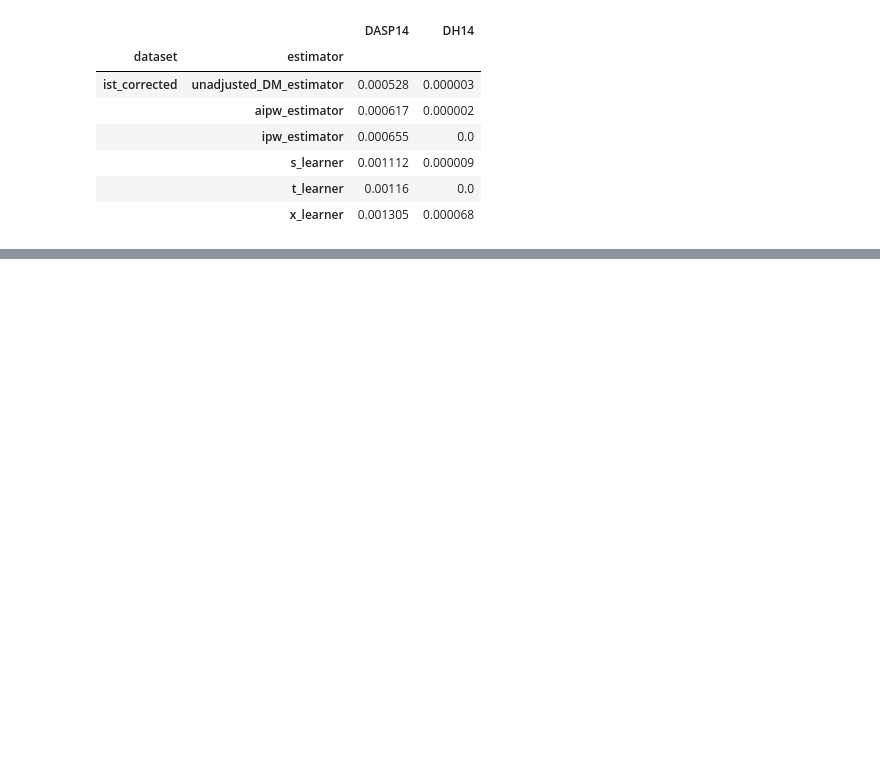
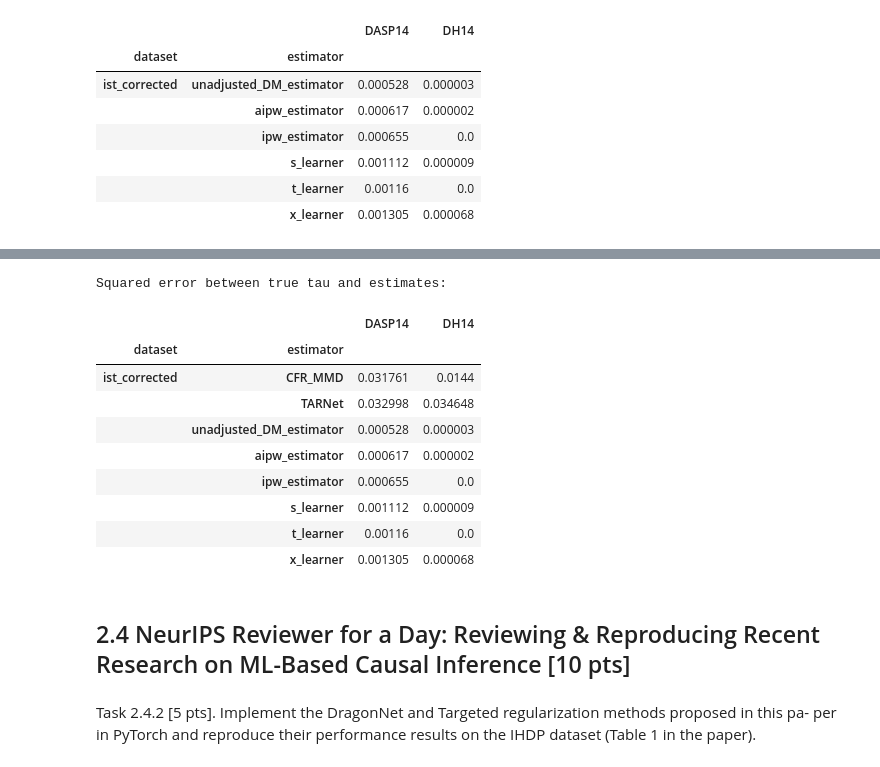
Before and after one commit to furtherAdu/cph-200b, a Jupyter notebook: notebooks/CPH_200B_Project_2_Machine_Learning-based_Causal_Effect_Estimation.ipynb, the cells around one changed output, grey strips where cells are left out. Cells and saved outputs as stored; diff of their text form; code cells hidden in the pictures; blank space fills up the shorter version.

Commit message:
project 2 task 3

```diff
--- a/notebooks/CPH_200B_Project_2_Machine_Learning-based_Causal_Effect_Estimation.ipynb
+++ b/notebooks/CPH_200B_Project_2_Machine_Learning-based_Causal_Effect_Estimation.ipynb
@@ -302,0 +728,25 @@ Squared error between true tau and estimates:
+# %%
+for model_name, alpha in dict(zip(estimator_names, alphas)).items():
+    for treatment_col in treatment_cols:
+        print(f'Training model {model_name} on {dataset_name} to predict CATE of {treatment_col} on {outcome_col}')
+        pipeline_out = CFR_training_pipeline(
+            model_name=model_name,
+            treatment_col=treatment_col,
+            outcome_col=outcome_col,
+            input_features=input_features,
+            dataset_name=dataset_name,
+            alpha=alpha,
+            outcome_type=outcome_type,
+            wandb_kwargs=wandb_kwargs,
+            raw_data=data.dropna(subset=[treatment_col])
+        )
+
+        trainer, model, datamodule = [pipeline_out[x] for x in ['trainer', 'model', 'datamodule']]
+
+        print("Testing model")
+        test_pred = trainer.test(model, datamodule)
+        tau = test_pred[0]['test_tau']
+
+        # log results to df
+        DL_tau_results.loc[(dataset_name, model_name), treatment_col] = tau
+        print(f'Finished training.\n\n')
@@ -302,0 +836,29 @@ Squared error between true tau and estimates:
+# %%
+# compare tau
+# get difference
+DL_diff_in_tau = DL_tau_results.query('dataset=="ist_corrected"')[treatment_cols] - \
+    tau_results.query('dataset=="ist_original"')[treatment_cols].values
+
+# get squared error
+DL_mse_tau = DL_diff_in_tau ** 2
+DL_mse_tau.sort_values(treatment_cols[0], inplace=True)
+
+print('Squared error between true tau and estimates:')
+pd.concat([DL_mse_tau, mse_tau])
+# %% [output]
+Squared error between true tau and estimates:
+|  |  | DASP14 | DH14 |
+| dataset | estimator |  |  |
+| ist_corrected | CFR_MMD | 0.031761 | 0.0144 |
+|  | TARNet | 0.032998 | 0.034648 |
+|  | unadjusted_DM_estimator | 0.000528 | 0.000003 |
+|  | aipw_estimator | 0.000617 | 0.000002 |
+|  | ipw_estimator | 0.000655 | 0.0 |
+|  | s_learner | 0.001112 | 0.000009 |
+|  | t_learner | 0.00116 | 0.0 |
+|  | x_learner | 0.001305 | 0.000068 |
+# %% [markdown]
+## 2.4 NeurIPS Reviewer for a Day: Reviewing & Reproducing Recent Research on ML-Based Causal Inference [10 pts]
+# %% [markdown]
+Task 2.4.2 [5 pts]. Implement the DragonNet and Targeted regularization methods proposed in this pa-
+per in PyTorch and reproduce their performance results on the IHDP dataset (Table 1 in the paper).
```
Also changed, not shown: parts of 36 cells of this notebook, 7 other files.
